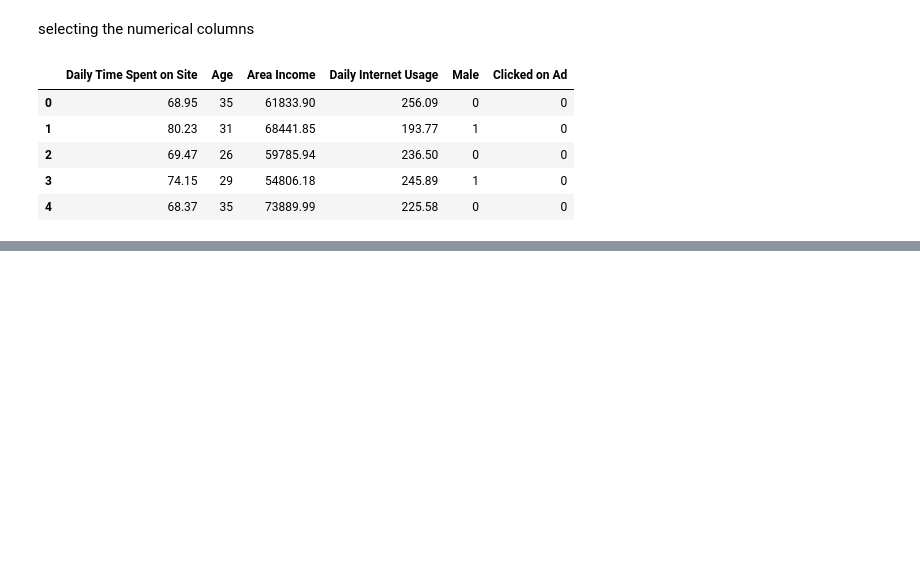
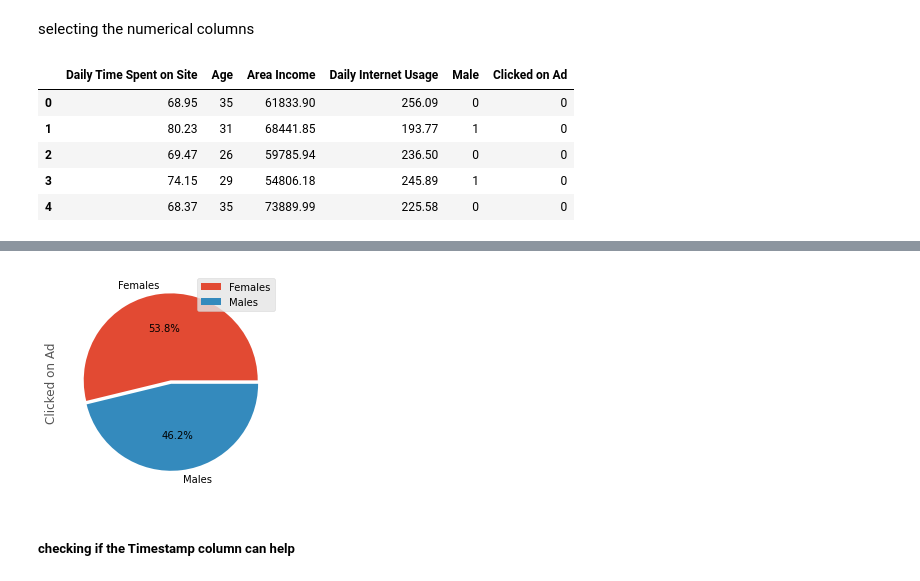
Before and after one commit to Wisal-Mukhtiar/Predicting-User-Adclick-using-LogisticRegression, a Jupyter notebook: notebook.ipynb, the cells around one changed output, grey strips where cells are left out. Cells and saved outputs as stored; diff of their text form; code cells hidden in the pictures; blank space fills up the shorter version.

```diff
--- a/notebook.ipynb
+++ b/notebook.ipynb
@@ -124,0 +135,9 @@ numeric_df.head()
+# %%
+labels = ['Females','Males']
+explode = (0.02,0.02)
+df.groupby('Male').sum().plot(kind='pie',y='Clicked on Ad',autopct='%1.1f%%',labels=labels,explode=explode)
+plt.show()
+# %% [output]
+[figure, added]
+# %% [markdown]
+##### checking if the Timestamp column can help
```
Also changed, not shown: parts of 2 cells of this notebook.
